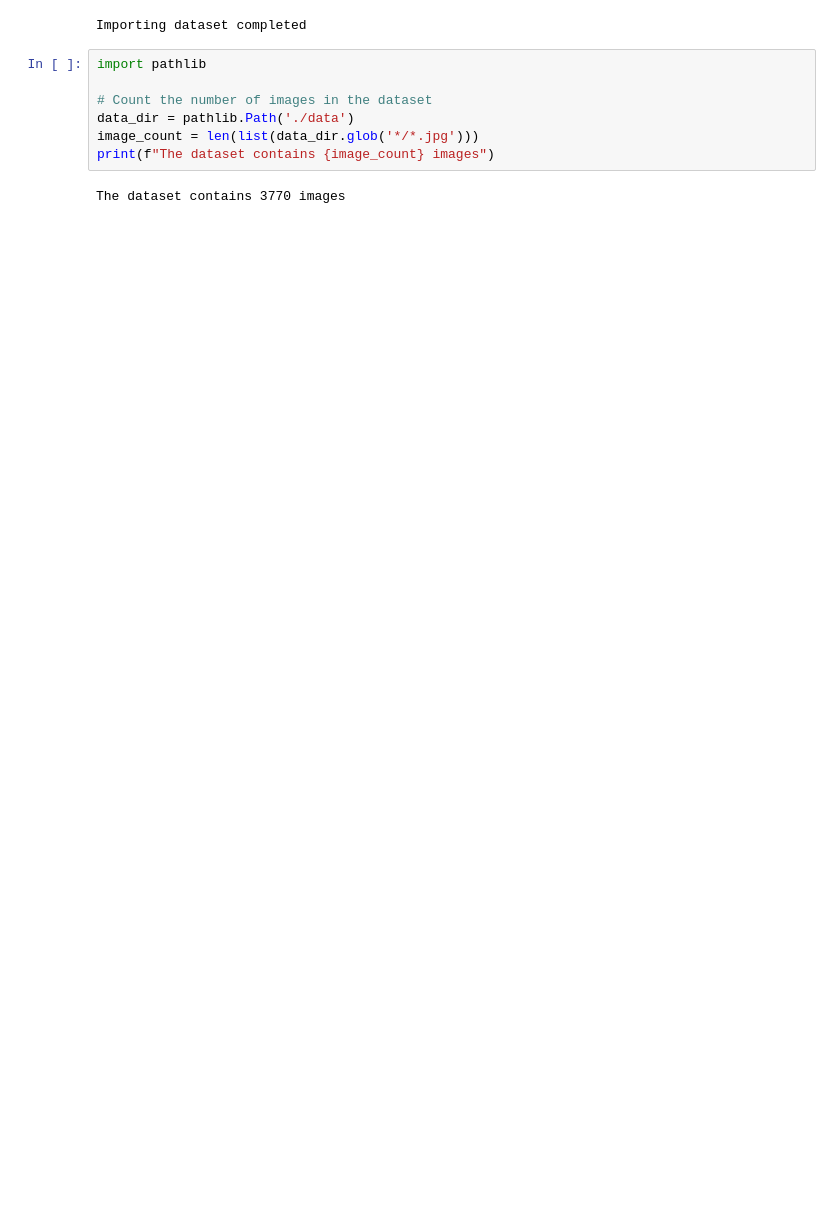
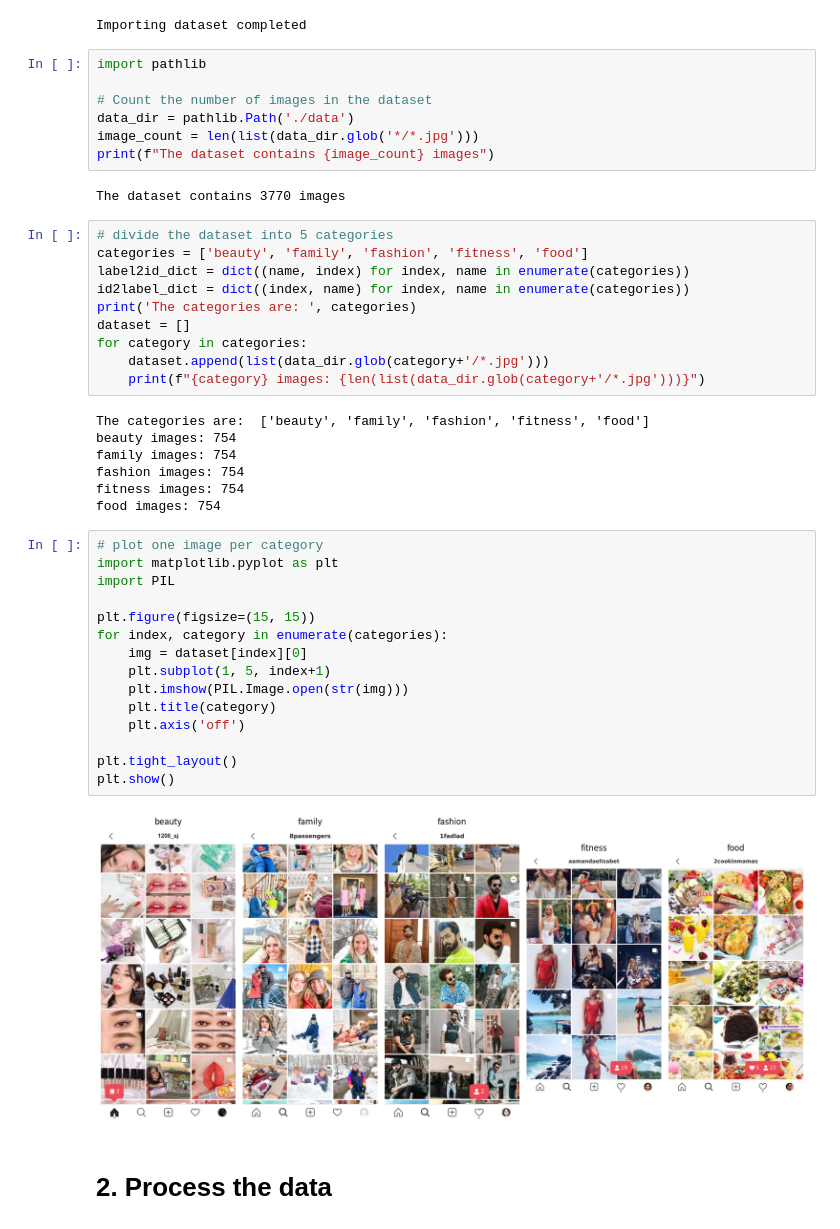
Before and after one commit to Jon400/ML-Final-Project, a Jupyter notebook: Instagram Page Screen Shots in 5 Category.ipynb, the cells around one changed output. Saved outputs shown, nothing was run; the diff lists cells and outputs as text; blank space fills up the shorter version.

Commit message:
added some images presentation

```diff
--- a/Instagram Page Screen Shots in 5 Category.ipynb
+++ b/Instagram Page Screen Shots in 5 Category.ipynb
@@ -32,3 +32,39 @@ image_count = len(list(data_dir.glob('*/*.jpg')))
 print(f"The dataset contains {image_count} images")
 # %% [output]
 The dataset contains 3770 images
+# %%
+# divide the dataset into 5 categories
+categories = ['beauty', 'family', 'fashion', 'fitness', 'food']
+label2id_dict = dict((name, index) for index, name in enumerate(categories))
+id2label_dict = dict((index, name) for index, name in enumerate(categories))
+print('The categories are: ', categories)
+dataset = []
+for category in categories:
+    dataset.append(list(data_dir.glob(category+'/*.jpg')))
+    print(f"{category} images: {len(list(data_dir.glob(category+'/*.jpg')))}")
+# %% [output]
+The categories are:  ['beauty', 'family', 'fashion', 'fitness', 'food']
+beauty images: 754
+family images: 754
+fashion images: 754
+fitness images: 754
+food images: 754
+# %%
+# plot one image per category
+import matplotlib.pyplot as plt
+import PIL
+
+plt.figure(figsize=(15, 15))
+for index, category in enumerate(categories):
+    img = dataset[index][0]
+    plt.subplot(1, 5, index+1)
+    plt.imshow(PIL.Image.open(str(img)))
+    plt.title(category)
+    plt.axis('off')
+
+plt.tight_layout()
+plt.show()
+# %% [output]
+[figure, added]
+# %% [markdown]
+# 2. Process the data
```
Also changed, not shown: parts of 3 cells of this notebook, 1 other file.
